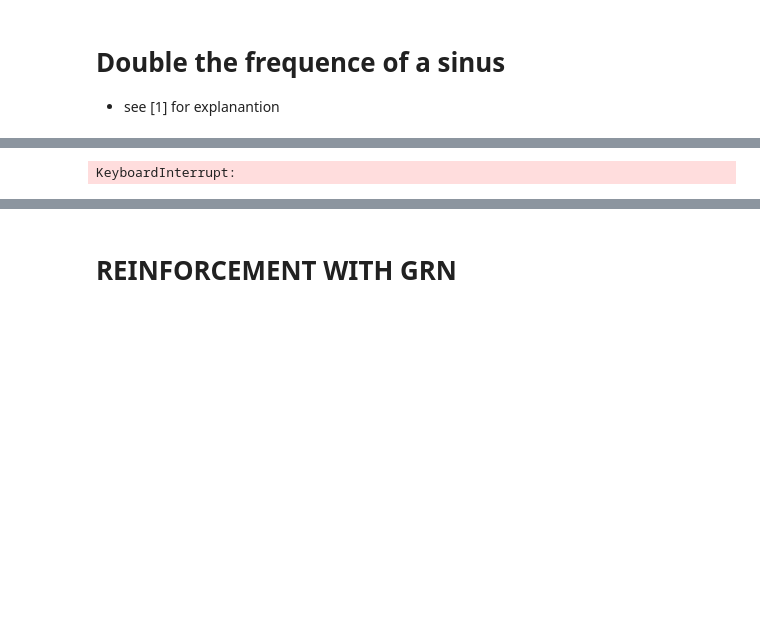
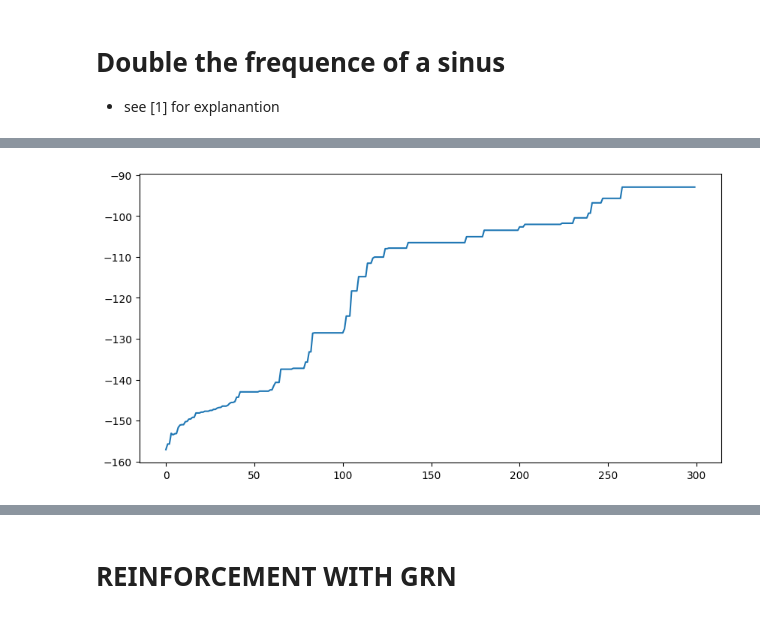
Before and after one commit to joaoMartinSaquet/pyGRN, a Jupyter notebook: examples.ipynb, the cells around one changed output, grey strips where cells are left out. Cells and saved outputs as stored; diff of their text form; code cells hidden in the pictures; blank space fills up the shorter version.

```diff
--- a/examples.ipynb
+++ b/examples.ipynb
@@ -177,7 +177,6 @@ belta =  1.9565924736274056
 - see [1] for explanantion
 # %%
 import numpy as np
-import numba
 from pygrn import grns, problems, evolution, config
 from pygrn.problems import double
 import argparse
@@ -189,7 +188,7 @@ from loguru import logger
 class DoubleFreq(problems.base.Problem):
 
 
-    def __init__(self, namestr="double_frequence", period = 2 ):
+    def __init__(self, namestr="double_frequence", period = 0.1 ):
 
         super().__init__(namestr)
         self.nin = 1
@@ -198,7 +197,7 @@ class DoubleFreq(problems.base.Problem):
 
         self.T = period
 
-        t = np.linspace(-5, 5, 1000)
+        t = np.linspace(-5, 5, 500)
         self.x_train = 0.5*np.sin(2*np.pi*t/self.T) + 0.5
         self.y_train = 0.5*np.sin(2*np.pi*t/(self.T/2)) + 0.5
 
@@ -215,18 +214,18 @@ class DoubleFreq(problems.base.Problem):
 
         return 1-fit
 
-period = 2
+period = 0.1
 grn = lambda : grns.ClassicGRN()
 
-problem = double.DoubleFrequency()
+# problem = double.DoubleFrequency()
+problem = DoubleFreq(period=period)
 
 grneat = evolution.Evolution(problem, grn, num_workers=30)
 
-beft_fit, best_ind = grneat.run(100)
+best_fit, best_ind = grneat.run(300)
 
 best_fit_history = grneat.best_fit_history
 logger.info("best fit: ", best_fit)
-# problem.eval(grneat.best_grn)
 
 plt.figure(figsize=(10, 5))
 plt.plot(best_fit_history)
@@ -252,3 +251,3 @@ plt.show()
-KeyboardInterrupt:
+[figure, added]
 # %%
 # eval grn
```
Also changed, not shown: parts of 7 cells of this notebook, 2 other files.
